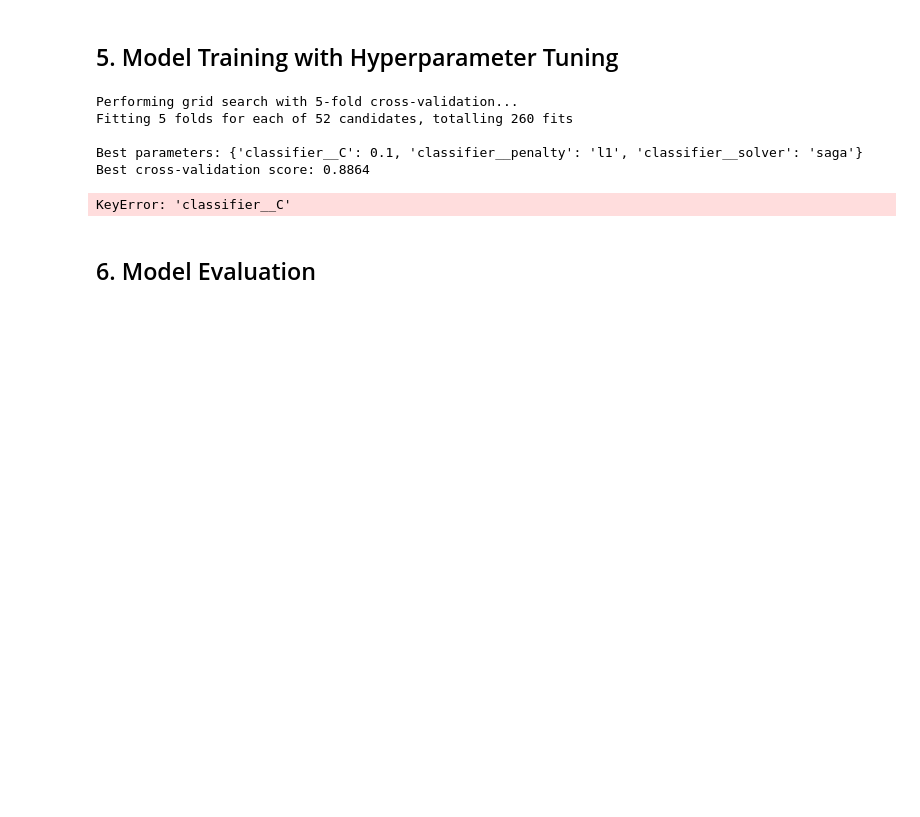
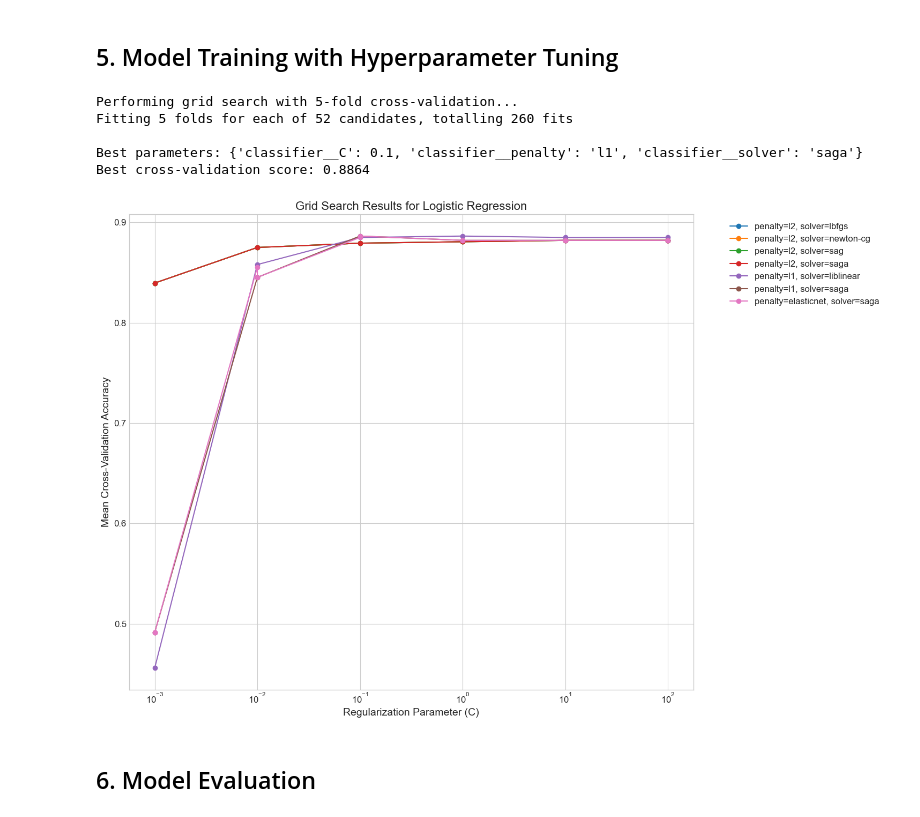
Before and after one commit to SoumyadipYT-OSS/SDP_Agri_Swastha, a Jupyter notebook: Models/logistic_regression_soil_fertility.ipynb, the cells around one changed output. Drawn from its saved outputs; the diff is of its cells as text; code cells hidden in the pictures; blank space fills up the shorter version.

```diff
--- a/Models/logistic_regression_soil_fertility.ipynb
+++ b/Models/logistic_regression_soil_fertility.ipynb
@@ -259,35 +259,41 @@ Best cross-validation score: 0.8864
 # %%
 # Plot Grid Search Results
 cv_results = grid_search.cv_results_
 params = cv_results['params']
 mean_scores = cv_results['mean_test_score']
 
 # Group by penalty and solver
 param_groups = {}
 for i, param in enumerate(params):
     key = f"{param['classifier__penalty']}_{param['classifier__solver']}"
     if key not in param_groups:
         param_groups[key] = {'C': [], 'score': []}
-    param_groups[key]['C'].append(param['classifier__C'])
+
+    # Only append C if it exists in param
+    if 'classifier__C' in param:
+        param_groups[key]['C'].append(param['classifier__C'])
+    else:
+        param_groups[key]['C'].append(None)  # Placeholder for missing values
+
     param_groups[key]['score'].append(mean_scores[i])
 
 # Plot
 plt.figure(figsize=(15, 10))
 for key, values in param_groups.items():
     penalty, solver = key.split('_')
-    if len(values['C']) > 0:  # Only plot if we have data points
+    if len(values['C']) > 0 and None not in values['C']:  # Only plot if valid C values exist
         plt.plot(values['C'], values['score'], 'o-', label=f"penalty={penalty}, solver={solver}")
 
 plt.xscale('log')
 plt.xlabel('Regularization Parameter (C)', fontsize=14)
 plt.ylabel('Mean Cross-Validation Accuracy', fontsize=14)
 plt.title('Grid Search Results for Logistic Regression', fontsize=16)
 plt.legend(bbox_to_anchor=(1.05, 1), loc='upper left')
 plt.grid(True)
 plt.tight_layout()
 plt.show()
 # %% [output]
-KeyError: 'classifier__C'
+[figure, added]
 # %% [markdown]
 ## 6. Model Evaluation
 # %%
```
Also changed, not shown: parts of 13 cells of this notebook, 1 other file.
